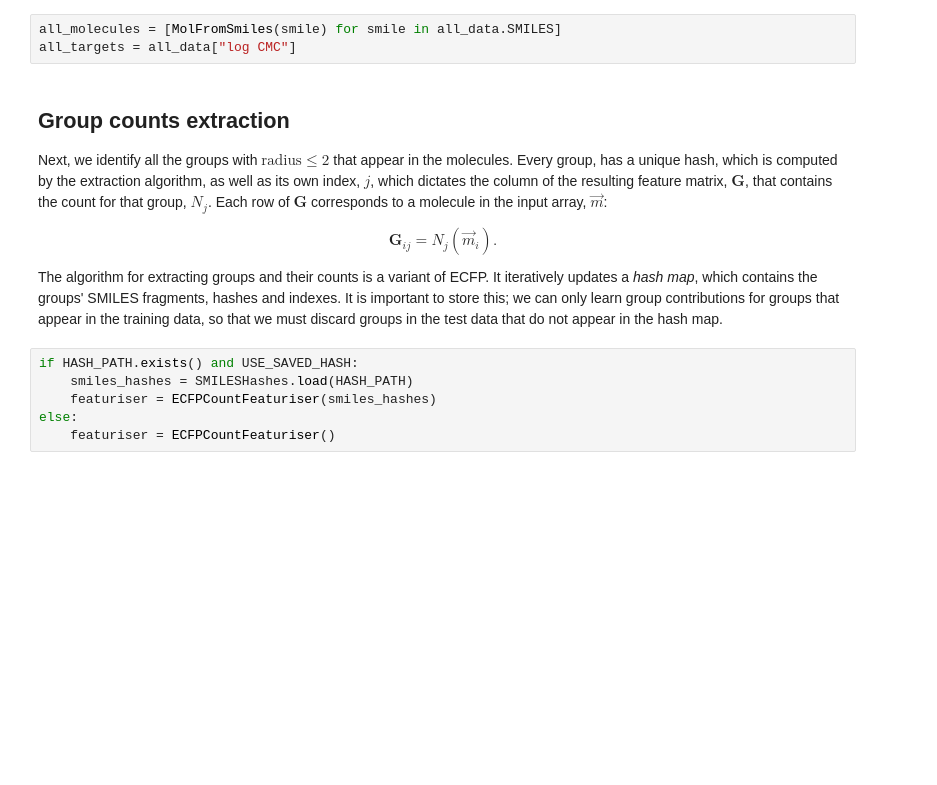
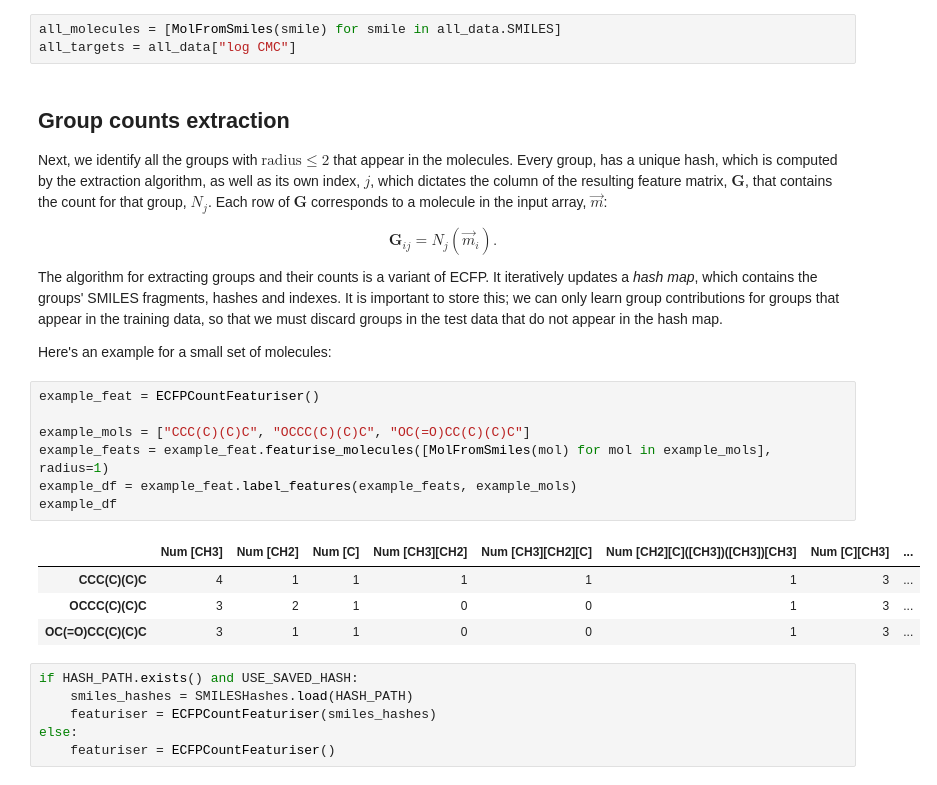
Before and after one commit to a-ws-m/CaMCaNN, a Jupyter notebook: notebooks/gc-linear.ipynb, the cells around one changed output. Saved outputs shown, nothing was run; the diff lists cells and outputs as text; blank space fills up the shorter version.

```diff
--- a/notebooks/gc-linear.ipynb
+++ b/notebooks/gc-linear.ipynb
@@ -59,6 +59,20 @@ Next, we identify all the groups with $\text{radius} \leq 2$ that appear in the
 $$\mathbf{G}_{ij} = N_j(\vec{m}_i).$$
 
 The algorithm for extracting groups and their counts is a variant of ECFP. It iteratively updates a _hash map_, which contains the groups' SMILES fragments, hashes and indexes. It is important to store this; we can only learn group contributions for groups that appear in the training data, so that we must discard groups in the test data that do not appear in the hash map.
+
+Here's an example for a small set of molecules:
+# %%
+example_feat = ECFPCountFeaturiser()
+
+example_mols = ["CCC(C)(C)C", "OCCC(C)(C)C", "OC(=O)CC(C)(C)C"]
+example_feats = example_feat.featurise_molecules([MolFromSmiles(mol) for mol in example_mols], radius=1)
+example_df = example_feat.label_features(example_feats, example_mols)
+example_df
+# %% [output]
+|  | Num [CH3] | Num [CH2] | Num [C] | Num [CH3][CH2] | Num [CH3][CH2][C] | Num [CH2][C]([CH3])([CH3])[CH3] | Num [C][CH3] | ... |
+| CCC(C)(C)C | 4 | 1 | 1 | 1 | 1 | 1 | 3 | ... |
+| OCCC(C)(C)C | 3 | 2 | 1 | 0 | 0 | 1 | 3 | ... |
+| OC(=O)CC(C)(C)C | 3 | 1 | 1 | 0 | 0 | 1 | 3 | ... |
 # %%
 if HASH_PATH.exists() and USE_SAVED_HASH:
     smiles_hashes = SMILESHashes.load(HASH_PATH)
```
Also changed, not shown: parts of 11 cells of this notebook, 11 other files.
